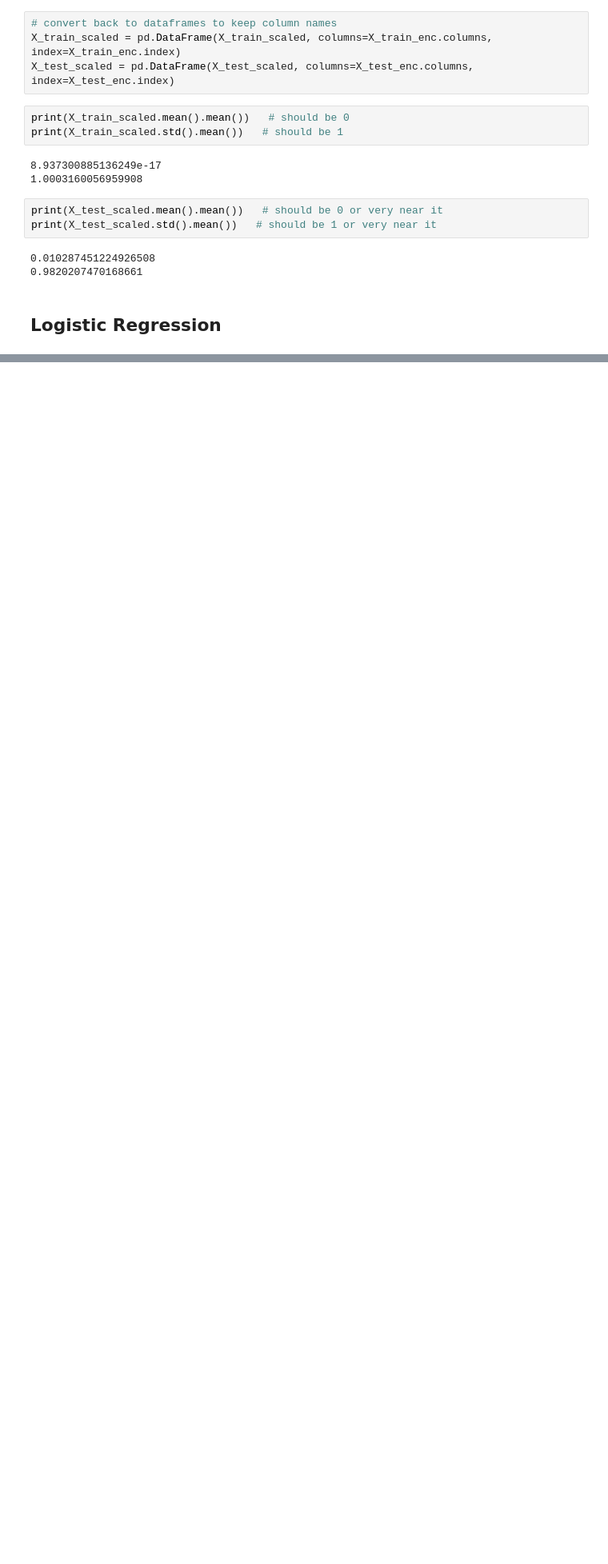
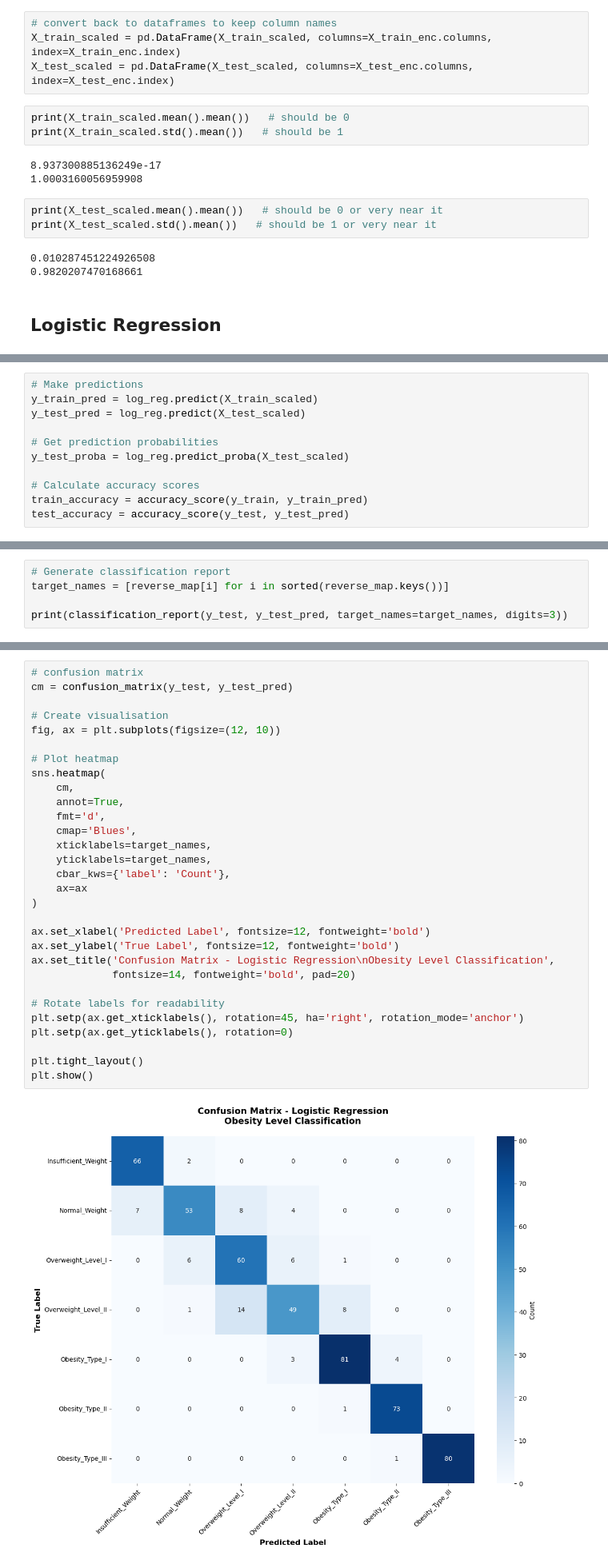
Before and after one commit to r-leeper/scu_obesity_assignment, a Jupyter notebook: cs818_assignment_supervised.ipynb, the cells around one changed output, grey strips where cells are left out. Shown at 80% size. Drawn from its saved outputs; the diff is of its cells as text; blank space fills up the shorter version.

Commit message:
Logistic regression complete. Fairly good results considering how bad unsupervised was.

```diff
--- a/cs818_assignment_supervised.ipynb
+++ b/cs818_assignment_supervised.ipynb
@@ -161,0 +190,11 @@ print(X_test_scaled.std().mean())   # should be 1 or very near it
+# %%
+# Make predictions
+y_train_pred = log_reg.predict(X_train_scaled)
+y_test_pred = log_reg.predict(X_test_scaled)
+
+# Get prediction probabilities
+y_test_proba = log_reg.predict_proba(X_test_scaled)
+
+# Calculate accuracy scores
+train_accuracy = accuracy_score(y_train, y_train_pred)
+test_accuracy = accuracy_score(y_test, y_test_pred)
@@ -161,0 +214,5 @@ print(X_test_scaled.std().mean())   # should be 1 or very near it
+# %%
+# Generate classification report
+target_names = [reverse_map[i] for i in sorted(reverse_map.keys())]
+
+print(classification_report(y_test, y_test_pred, target_names=target_names, digits=3))
@@ -161,0 +237,32 @@ print(X_test_scaled.std().mean())   # should be 1 or very near it
+# %%
+# confusion matrix
+cm = confusion_matrix(y_test, y_test_pred)
+
+# Create visualisation
+fig, ax = plt.subplots(figsize=(12, 10))
+
+# Plot heatmap
+sns.heatmap(
+    cm,
+    annot=True,
+    fmt='d',
+    cmap='Blues',
+    xticklabels=target_names,
+    yticklabels=target_names,
+    cbar_kws={'label': 'Count'},
+    ax=ax
+)
+
+ax.set_xlabel('Predicted Label', fontsize=12, fontweight='bold')
+ax.set_ylabel('True Label', fontsize=12, fontweight='bold')
+ax.set_title('Confusion Matrix - Logistic Regression\nObesity Level Classification',
+             fontsize=14, fontweight='bold', pad=20)
+
+# Rotate labels for readability
+plt.setp(ax.get_xticklabels(), rotation=45, ha='right', rotation_mode='anchor')
+plt.setp(ax.get_yticklabels(), rotation=0)
+
+plt.tight_layout()
+plt.show()
+# %% [output]
+[figure, added]
```
Also changed, not shown: parts of 7 cells of this notebook.
